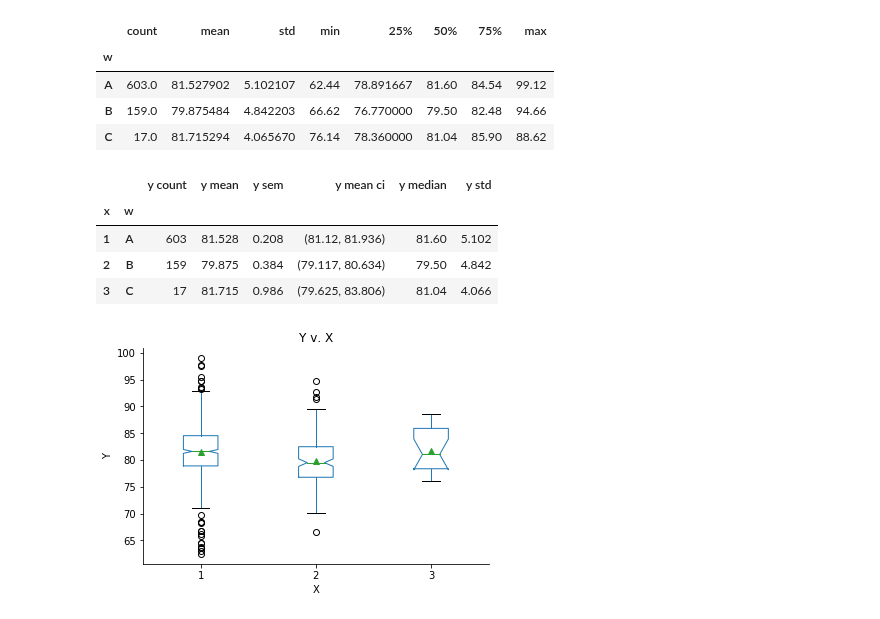
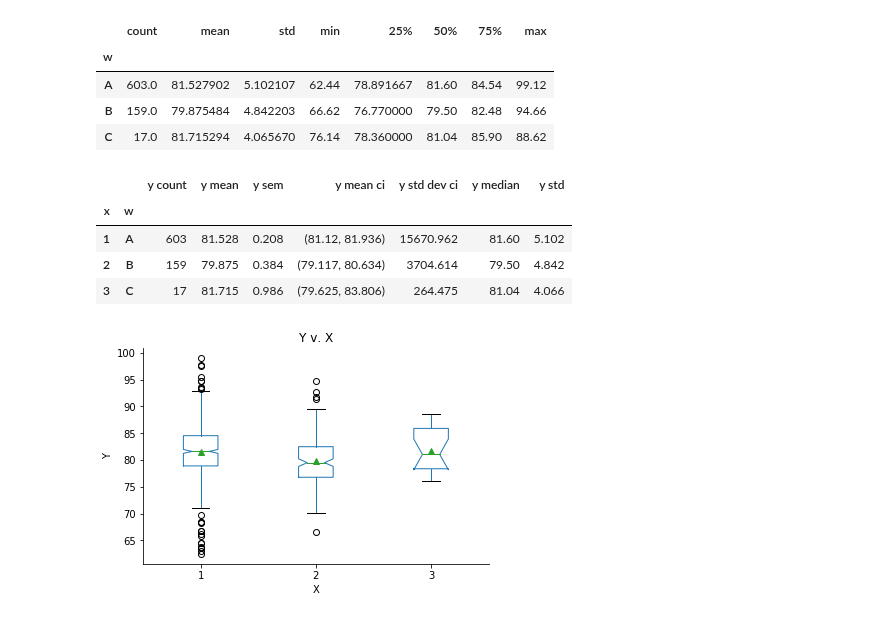
Before and after one commit to gillespilon/anova_one_factor, a Jupyter notebook: anova_one_factor.ipynb, the cells around one changed output. Drawn from its saved outputs; the diff is of its cells as text; code cells hidden in the pictures.

```diff
--- a/anova_one_factor.ipynb
+++ b/anova_one_factor.ipynb
@@ -79,17 +82,25 @@ def average_ci(data):
+# %%
+def std_dev_ci(data):
+#    average_conf_int = sm.stats.DescrStatsW(data).tconfint_mean(alpha=1-confidence_level,
+#                                                                alternative='two-sided')
+    std_dev_conf_int = (data.count() - 1) * data.var()
+#    average_conf_int = (round(average_conf_int[0], 3), round(average_conf_int[1], 3))
+    return std_dev_conf_int
 # %%
 # Calculate specific statistics for y by group.
 average_ci.__name__ = 'mean ci'
-f = {'y' : ['count', 'mean', 'sem', average_ci, 'median', 'std']}
+std_dev_ci.__name__ = 'std dev ci'
+f = {'y' : ['count', 'mean', 'sem', average_ci, std_dev_ci, 'median', 'std']}
 grouped = df.groupby(['x', 'w']).agg(f)
 # Create better names for the columns:
 grouped.columns = [" ".join(x) for x in grouped.columns.ravel()]
 grouped.round(3)
 # %% [output]
-|  |  | y count | y mean | y sem | y mean ci | y median | y std |
-| x | w |  |  |  |  |  |  |
-| 1 | A | 603 | 81.528 | 0.208 | (81.12, 81.936) | 81.60 | 5.102 |
-| 2 | B | 159 | 79.875 | 0.384 | (79.117, 80.634) | 79.50 | 4.842 |
-| 3 | C | 17 | 81.715 | 0.986 | (79.625, 83.806) | 81.04 | 4.066 |
+|  |  | y count | y mean | y sem | y mean ci | y std dev ci | y median | y std |
+| x | w |  |  |  |  |  |  |  |
+| 1 | A | 603 | 81.528 | 0.208 | (81.12, 81.936) | 15670.962 | 81.60 | 5.102 |
+| 2 | B | 159 | 79.875 | 0.384 | (79.117, 80.634) | 3704.614 | 79.50 | 4.842 |
+| 3 | C | 17 | 81.715 | 0.986 | (79.625, 83.806) | 264.475 | 81.04 | 4.066 |
 # %%
 # Plot a box plot of y v. x.
 # Add the "magic function" to render figures in a Jupyter notebook.
```
Also changed, not shown: parts of 4 cells of this notebook.
